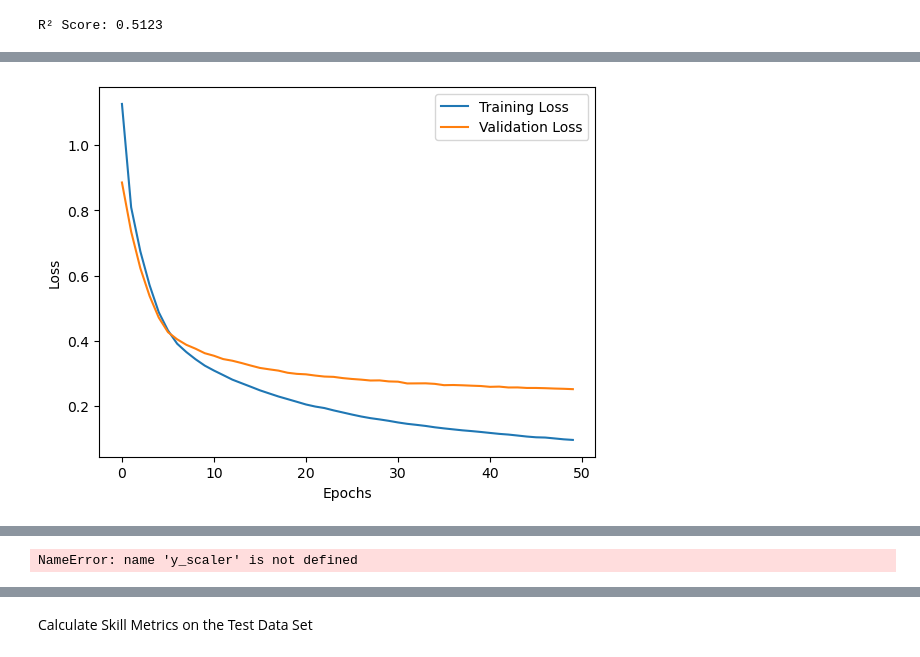
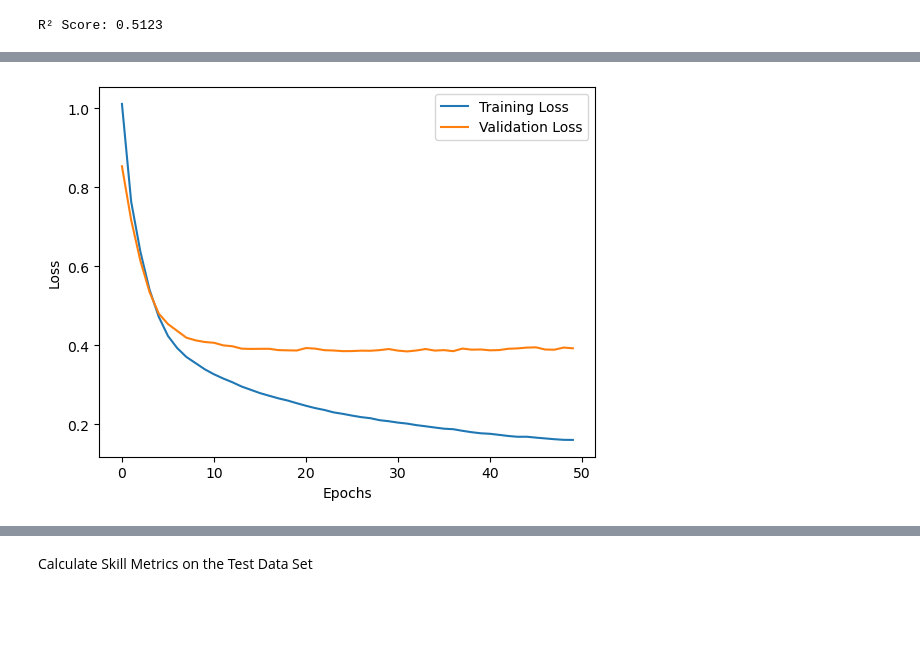
Before and after one commit to great-lakes-ai-lab/cnbs-predictor, a Jupyter notebook: notebooks/production/0_LEF_model_training_cnbs.ipynb, the cells around one changed output, grey strips where cells are left out. Drawn from its saved outputs; the diff is of its cells as text; code cells hidden in the pictures; blank space fills up the shorter version.

```diff
--- a/notebooks/production/0_LEF_model_training_cnbs.ipynb
+++ b/notebooks/production/0_LEF_model_training_cnbs.ipynb
@@ -530,11 +445,11 @@ y1_test_pred_df = prepare_test_to_input(y1_test_pred_gp, y1_test)
 gpr2 = GaussianProcessRegressor(kernel=kernel, alpha=0.1, n_restarts_optimizer=10, random_state=42)
 
 # Fit the model
-gpr2.fit(X2_train_scaled, y2_train_scaled)
+gpr2.fit(y1_train_pred_gp, y2_train_scaled)
 # Save the trained model
 joblib.dump(gpr2, input_dir + 'input/models/GP2_trained_model.joblib')
 
-y2_test_pred_gp  = gpr2.predict(X2_test_scaled)
+y2_test_pred_gp  = gpr2.predict(y1_test_pred_gp)
 
 # Evaluate the model
 r2 = r2_score(y2_test_scaled, y2_test_pred_gp)
@@ -576,9 +491,6 @@ print(f"R² Score: {r2:.4f}")
 # %% [output]
 R² Score: 0.7176
 # %%
-#y1_train_pred_df = prepare_train_to_input(y1_train_pred_xgb)
-#y1_test_pred_df = prepare_test_to_input(y1_test_pred_xgb)
-
 # Create the XGBoost regressor (you can use XGBClassifier for classification tasks)
 xgb2 = xgb.XGBRegressor(
     n_estimators=100,
@@ -589,10 +501,10 @@ xgb2 = xgb.XGBRegressor(
 )
 
 # Train the model
-xgb2.fit(X2_train_scaled, y2_train_scaled)
+xgb2.fit(y1_train_pred_xgb, y2_train_scaled)
 
 # Predict on the test set
-y2_test_pred_xgb = xgb2.predict(X2_test_scaled)
+y2_test_pred_xgb = xgb2.predict(y1_test_pred_xgb)
 
 # Save the trained model
 joblib.dump(xgb2, input_dir + 'input/models/XGB2_trained_model.joblib')
@@ -710,7 +620,7 @@ R² Score: 0.5782
 
 # Define the neural network architecture
 nn2_model = tf.keras.Sequential([
-    tf.keras.layers.Input(shape=(X2_train_scaled.shape[1],)),
+    tf.keras.layers.Input(shape=(y1_train_pred_nn.shape[1],)),
     tf.keras.layers.Dense(128, activation='relu'),
     tf.keras.layers.Dense(64, activation='relu'),
     tf.keras.layers.Dense(y2_train_scaled.shape[1])
@@ -720,7 +630,7 @@ nn2_model = tf.keras.Sequential([
 nn2_model.compile(optimizer='adam', loss='mse', metrics=['mae']) # Using mean squared error (mse) as the loss function
 
 # Fit the model to the training data
-history = nn2_model.fit(X2_train_scaled, y2_train_scaled, epochs=50, batch_size=32, validation_split=0.2, verbose=1)#, callbacks=[early_stopping])
+history = nn2_model.fit(y1_train_pred_nn, y2_train_scaled, epochs=50, batch_size=32, validation_split=0.2, verbose=1)#, callbacks=[early_stopping])
 
 # Plotting the training and validation loss
 import matplotlib.pyplot as plt
@@ -736,7 +646,7 @@ plt.show()
 joblib.dump(nn2_model, input_dir + 'input/models/NN2_trained_model.joblib')
 
 # Predict on the test set
-y2_test_pred_nn = nn2_model.predict(X2_test_scaled)
+y2_test_pred_nn = nn2_model.predict(y1_test_pred_nn)
 
 # Evaluate the model
 r2 = r2_score(y2_test_scaled, y2_test_pred_nn)
@@ -763 +673 @@ Epoch 50/50
-[figure, old version]
+[figure, new version]
@@ -766,10 +676,3 @@ R² Score: 0.7259
-# %%
-y = y_scaler.inverse_transform(y_pred_GP)
-
-df = pd.DataFrame(y, columns=target_column_order, index=X_test.index)
-print(df.head())
-# %% [output]
-NameError: name 'y_scaler' is not defined
 # %%
 # Targets are NBS from GLCC
 targets_nbs = pd.DataFrame({
```
Also changed, not shown: parts of 11 cells of this notebook, 1 other file.
